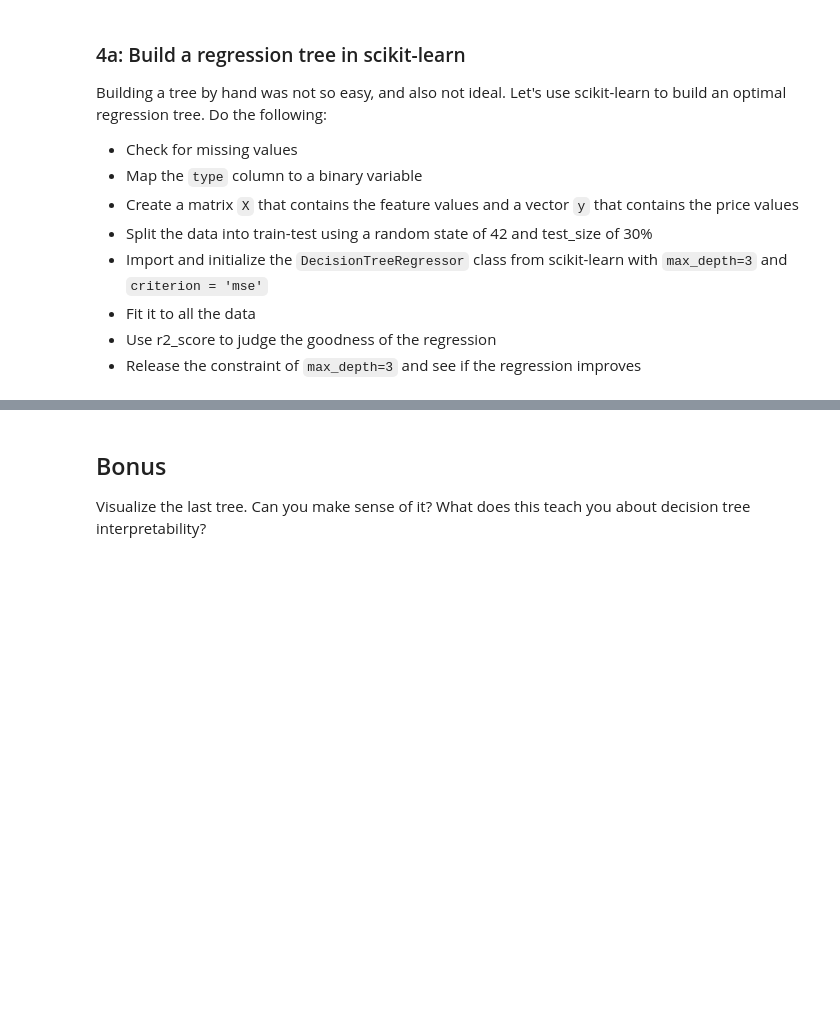
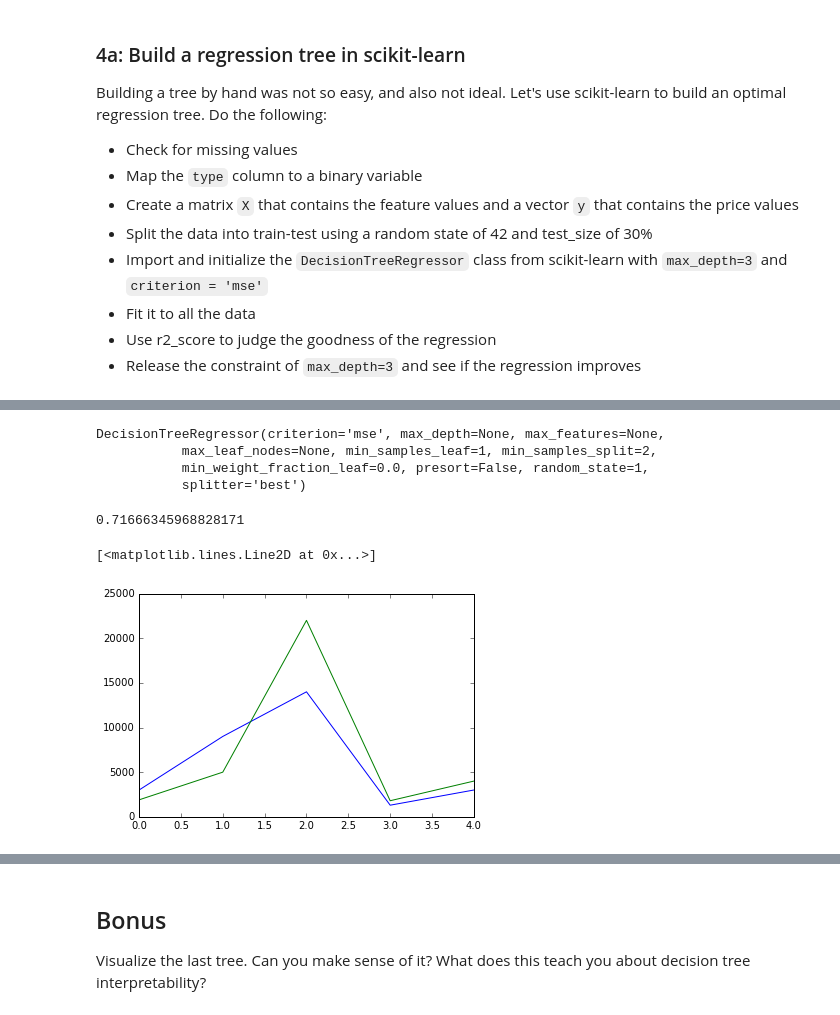
Before and after one commit to yawitzd/DSI-NYC-1, a Jupyter notebook: curriculum/week-06/1.2-lab-trees/code/starter-code/starter-code-1_2.ipynb, the cells around one changed output, grey strips where cells are left out. Cells and saved outputs as stored; diff of their text form; code cells hidden in the pictures; blank space fills up the shorter version.

```diff
--- a/curriculum/week-06/1.2-lab-trees/code/starter-code/starter-code-1_2.ipynb
+++ b/curriculum/week-06/1.2-lab-trees/code/starter-code/starter-code-1_2.ipynb
@@ -180,3 +343,6 @@ Building a tree by hand was not so easy, and also not ideal. Let's use scikit-le
 - Fit it to all the data
 - Use r2_score to judge the goodness of the regression
 - Release the constraint of `max_depth=3` and see if the regression improves
+# %%
+y = vehicles.price
+y
@@ -182,0 +365,25 @@ Building a tree by hand was not so easy, and also not ideal. Let's use scikit-le
+# %%
+from sklearn.cross_validation import train_test_split
+X_train, X_test, y_train, y_test = train_test_split(X, y, test_size=0.3, random_state=42)
+# %%
+from sklearn.tree import DecisionTreeRegressor
+treereg = DecisionTreeRegressor(random_state=1)
+treereg.fit(X_train, y_train)
+# %% [output]
+DecisionTreeRegressor(criterion='mse', max_depth=None, max_features=None,
+           max_leaf_nodes=None, min_samples_leaf=1, min_samples_split=2,
+           min_weight_fraction_leaf=0.0, presort=False, random_state=1,
+           splitter='best')
+# %%
+preds = treereg.predict(X_test)
+# %%
+from sklearn.metrics import r2_score
+r2_score(y_test, preds)
+# %% [output]
+0.71666345968828171
+# %%
+plt.plot(preds)
+plt.plot(y_test.values)
+# %% [output]
+[<matplotlib.lines.Line2D at 0x...>]
+[figure, added]
```
Also changed, not shown: parts of 28 cells of this notebook, 2 other files.
